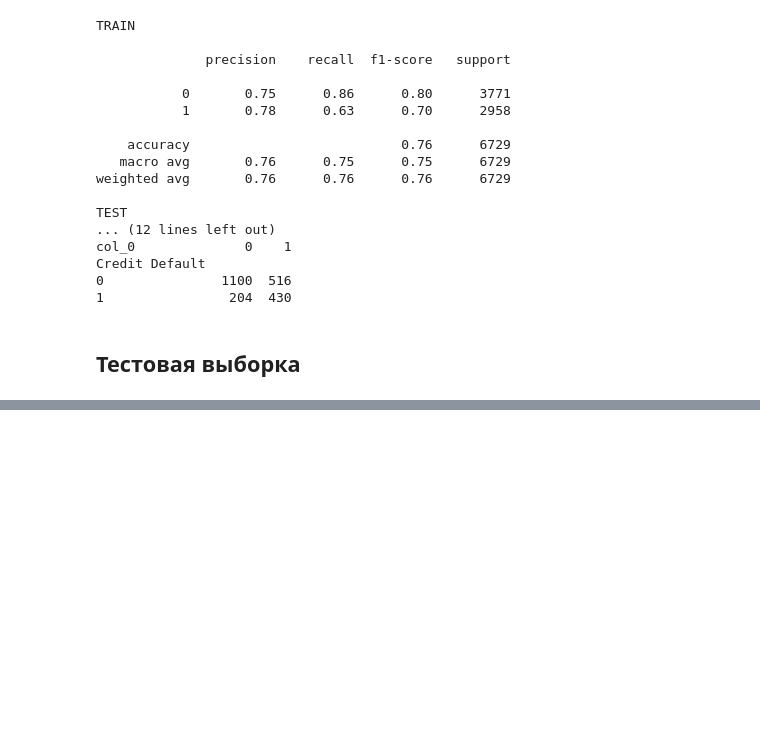
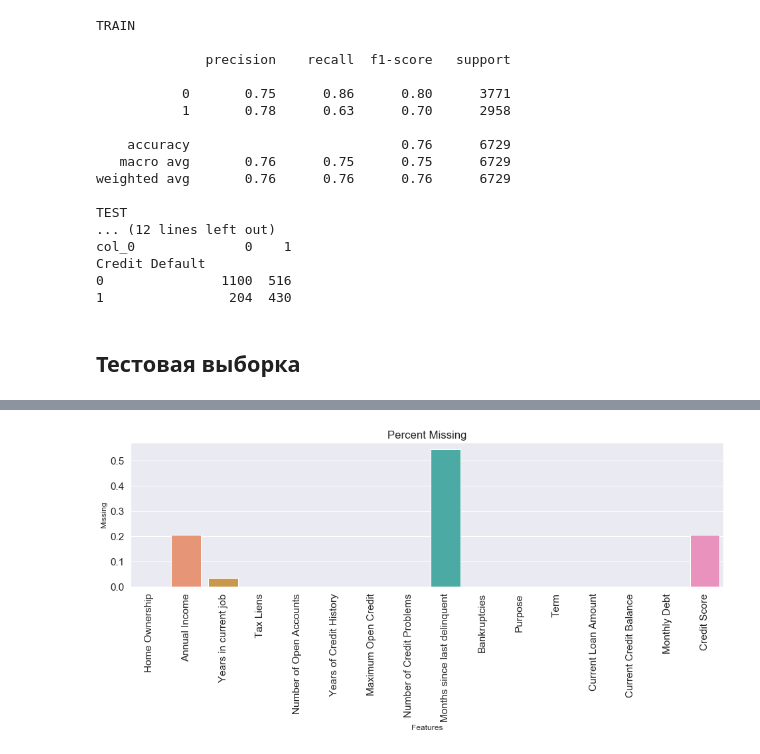
Before and after one commit to ShadarRim/gbpythonlibsadd, a Jupyter notebook: HW Lesson.ipynb, the cells around one changed output, grey strips where cells are left out. Cells and saved outputs as stored; diff of their text form; code cells hidden in the pictures; blank space fills up the shorter version.

Commit message:
Test results

```diff
--- a/HW Lesson.ipynb
+++ b/HW Lesson.ipynb
@@ -879,0 +889,4 @@ with open(MODEL_FILE_PATH, 'wb') as file:
+# %%
+nan_analize(df_test)
+# %% [output]
+[figure, added]
```
Also changed, not shown: parts of 13 cells of this notebook, 5 other files.
